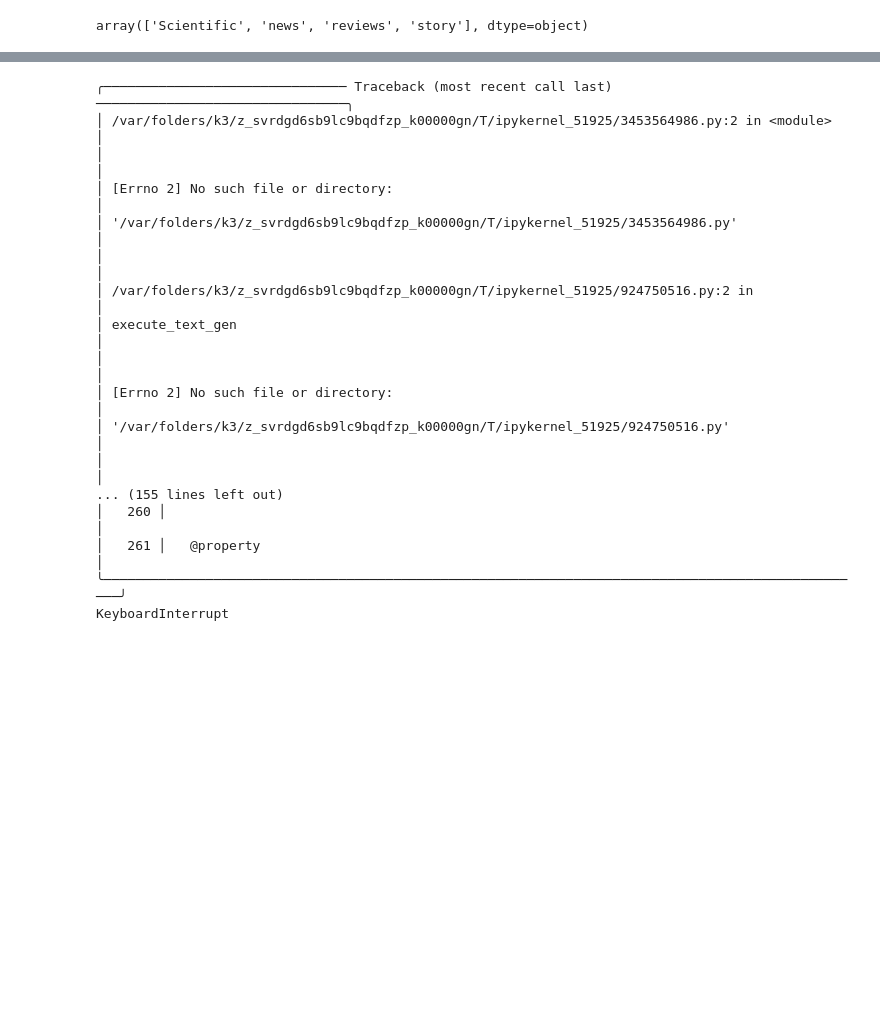
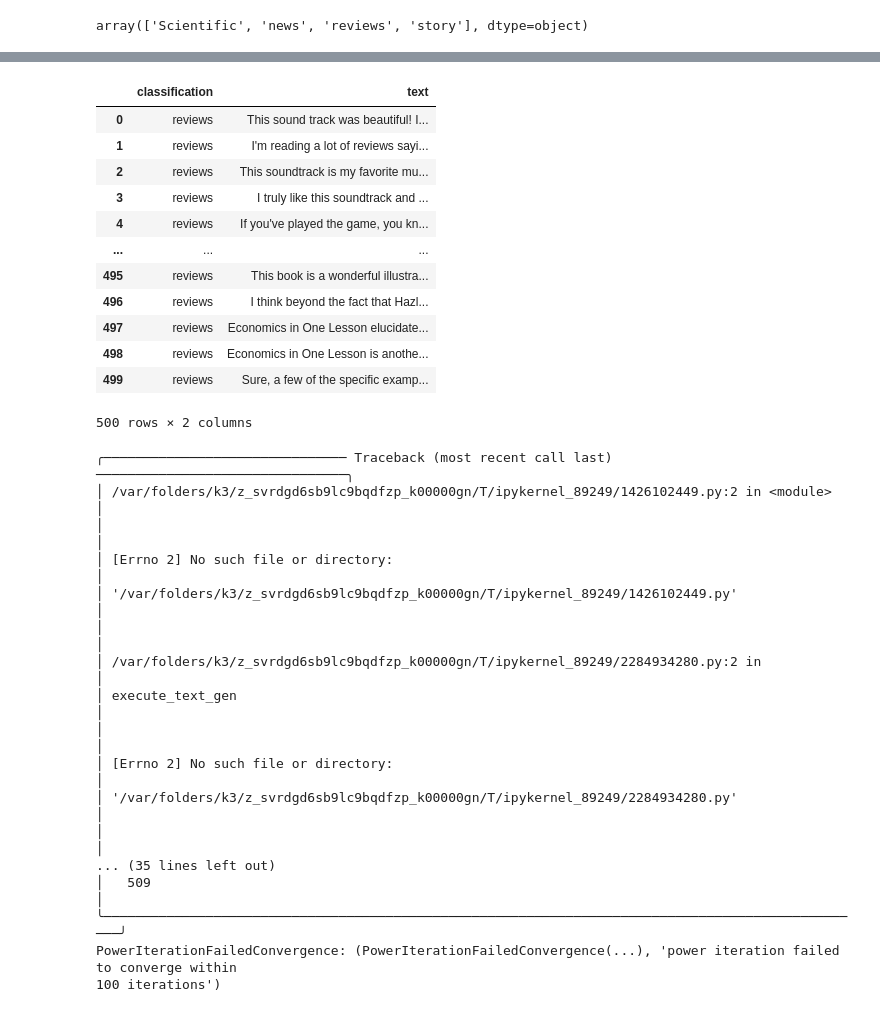
Before and after one commit to NICFRU/Projektrealisierung, a Jupyter notebook: colab.ipynb, the cells around one changed output, grey strips where cells are left out. Saved outputs shown, nothing was run; the diff lists cells and outputs as text; code cells hidden in the pictures; blank space fills up the shorter version.

```diff
--- a/colab.ipynb
+++ b/colab.ipynb
@@ -253,22 +322,40 @@ df_training[235:236]
+# %%
+df_training=df_train[df_train.classification=='reviews'].reset_index(drop=True)[['classification','text']].copy()
+# %%
+df_training
+# %% [output]
+|  | classification | text |
+| 0 | reviews | This sound track was beautiful! I... |
+| 1 | reviews | I'm reading a lot of reviews sayi... |
+| 2 | reviews | This soundtrack is my favorite mu... |
+| 3 | reviews | I truly like this soundtrack and ... |
+| 4 | reviews | If you've played the game, you kn... |
+| ... | ... | ... |
+| 495 | reviews | This book is a wonderful illustra... |
+| 496 | reviews | I think beyond the fact that Hazl... |
+| 497 | reviews | Economics in One Lesson elucidate... |
+| 498 | reviews | Economics in One Lesson is anothe... |
+| 499 | reviews | Sure, a few of the specific examp... |
+500 rows × 2 columns
 # %%
-df_training=df_train[df_train.classification=='news'].reset_index(drop=True)[['classification','text']].copy()
-alsdf_sum=execute_text_gen(df_training,split='. ')
-alsdf_sum.to_csv(f'data/ergbnisse/train_news.csv')
+df_training=df_train[df_train.classification=='reviews'].reset_index(drop=True)[['classification','text']].copy()
+alsdf_sum=execute_text_gen(df_training,split='\. ')
+alsdf_sum.to_csv('data/ergbnisse/train_review.csv')
 # %% [output]
 ╭─────────────────────────────── Traceback (most recent call last) ────────────────────────────────╮
-│ /var/folders/k3/z_svrdgd6sb9lc9bqdfzp_k00000gn/T/ipykernel_51925/3453564986.py:2 in <module>     │
+│ /var/folders/k3/z_svrdgd6sb9lc9bqdfzp_k00000gn/T/ipykernel_89249/1426102449.py:2 in <module>     │
 │                                                                                                  │
 │ [Errno 2] No such file or directory:                                                             │
-│ '/var/folders/k3/z_svrdgd6sb9lc9bqdfzp_k00000gn/T/ipykernel_51925/3453564986.py'                 │
+│ '/var/folders/k3/z_svrdgd6sb9lc9bqdfzp_k00000gn/T/ipykernel_89249/1426102449.py'                 │
 │                                                                                                  │
-│ /var/folders/k3/z_svrdgd6sb9lc9bqdfzp_k00000gn/T/ipykernel_51925/924750516.py:2 in               │
+│ /var/folders/k3/z_svrdgd6sb9lc9bqdfzp_k00000gn/T/ipykernel_89249/2284934280.py:2 in              │
 │ execute_text_gen                                                                                 │
 │                                                                                                  │
 │ [Errno 2] No such file or directory:                                                             │
-│ '/var/folders/k3/z_svrdgd6sb9lc9bqdfzp_k00000gn/T/ipykernel_51925/924750516.py'                  │
+│ '/var/folders/k3/z_svrdgd6sb9lc9bqdfzp_k00000gn/T/ipykernel_89249/2284934280.py'                 │
 │                                                                                                  │
-... (155 lines left out)
-│   260 │                                                                                          │
-│   261 │   @property                                                                              │
+... (35 lines left out)
+│   509                                                                                            │
 ╰──────────────────────────────────────────────────────────────────────────────────────────────────╯
-KeyboardInterrupt
+PowerIterationFailedConvergence: (PowerIterationFailedConvergence(...), 'power iteration failed to converge within
+100 iterations')
```
Also changed, not shown: parts of 18 cells of this notebook.
